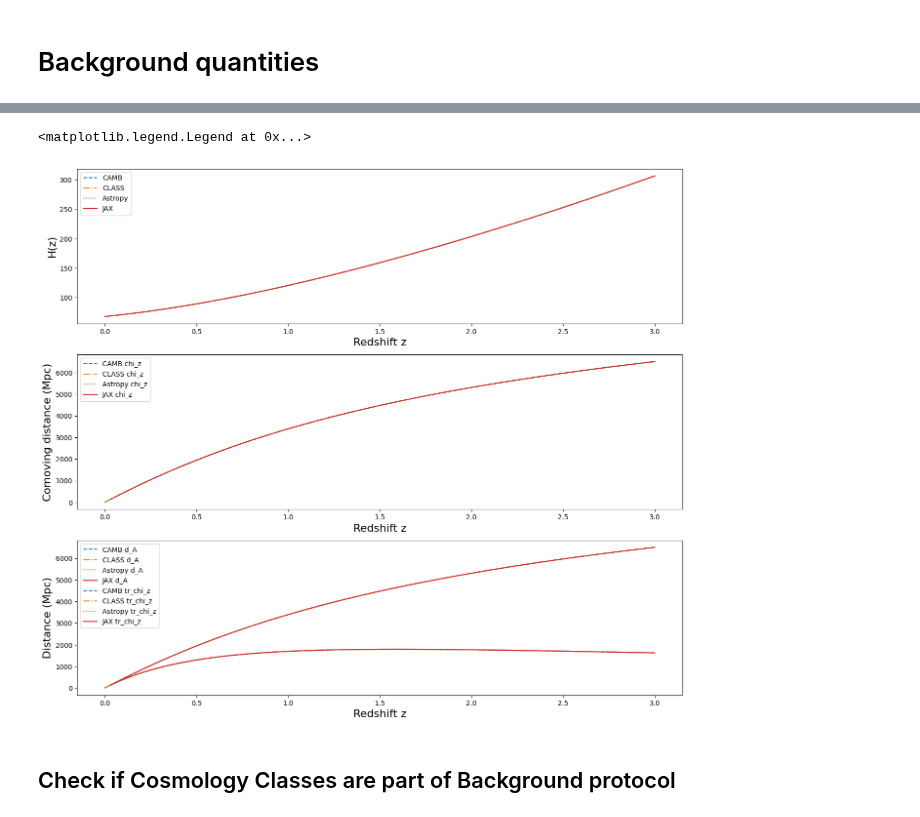
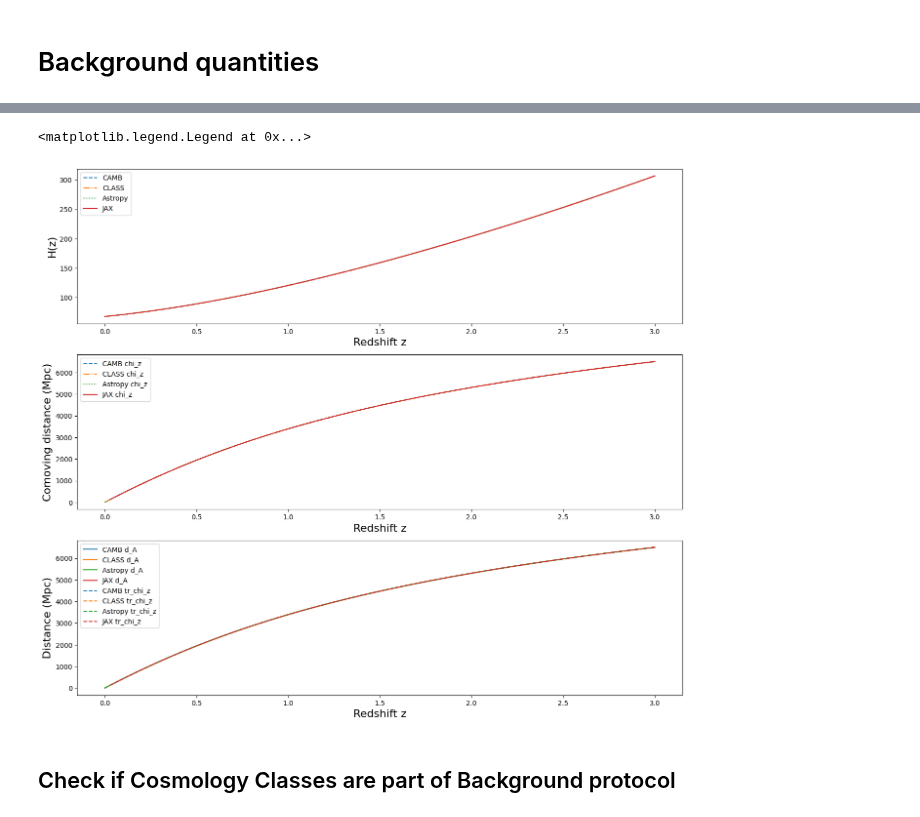
Before and after one commit to cloe-org/playground, a Jupyter notebook: tutorials/cosmology/cosmology.ipynb, the cells around one changed output, grey strips where cells are left out. Cells and saved outputs as stored; diff of their text form; code cells hidden in the pictures.

```diff
--- a/tutorials/cosmology/cosmology.ipynb
+++ b/tutorials/cosmology/cosmology.ipynb
@@ -86,16 +86,16 @@ axs[1].plot(z, chi_z_jax, label = 'JAX chi_z', ls='-')
 axs[1].set_ylabel('Comoving distance (Mpc)', fontsize = 16)
 axs[1].set_xlabel('Redshift z', fontsize = 16)
 axs[1].legend()
-axs[2].plot(z, dA_z_camb, label = 'CAMB d_A', ls='--')
-axs[2].plot(z, dA_z_class, label = 'CLASS d_A', ls='-.')
-axs[2].plot(z, dA_z_astropy, label = 'Astropy d_A', ls=':')
-axs[2].plot(z, dA_z_jax, label = 'JAX d_A', ls='-')
+axs[2].plot(z, dA_z_camb*(1+z), label = 'CAMB d_A', ls='-')
+axs[2].plot(z, dA_z_class*(1+z), label = 'CLASS d_A', ls='-')
+axs[2].plot(z, dA_z_astropy*(1+z), label = 'Astropy d_A', ls='-')
+axs[2].plot(z, dA_z_jax*(1+z), label = 'JAX d_A', ls='-')
 axs[2].set_ylabel('Distance (Mpc)', fontsize = 16)
 plt.gca().set_prop_cycle(None)
 axs[2].plot(z, tr_z_camb, label = 'CAMB tr_chi_z', ls='--')
-axs[2].plot(z, tr_z_class, label = 'CLASS tr_chi_z', ls='-.')
-axs[2].plot(z, tr_z_astropy, label = 'Astropy tr_chi_z', ls=':')
-axs[2].plot(z, tr_z_jax, label = 'JAX tr_chi_z', ls='-')
+axs[2].plot(z, tr_z_class, label = 'CLASS tr_chi_z', ls='--')
+axs[2].plot(z, tr_z_astropy, label = 'Astropy tr_chi_z', ls='--')
+axs[2].plot(z, tr_z_jax, label = 'JAX tr_chi_z', ls='--')
 axs[2].set_xlabel('Redshift z', fontsize = 16)
 axs[2].legend()
 
@@ -105,5 +105,5 @@ WARNING:2025-04-01 18:31:33,452:jax._src.xla_bridge:969: An NVIDIA GPU may be pr
 <matplotlib.legend.Legend at 0x...>
-[figure, old version]
+[figure, new version]
 # %% [markdown]
 ## Check if Cosmology Classes are part of Background protocol
 # %%
```
Also changed, not shown: parts of 4 cells of this notebook.
